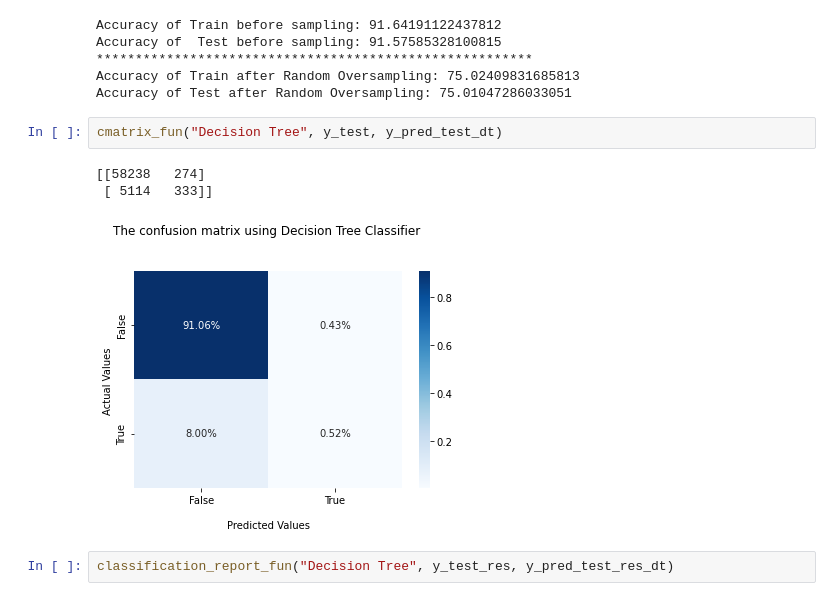
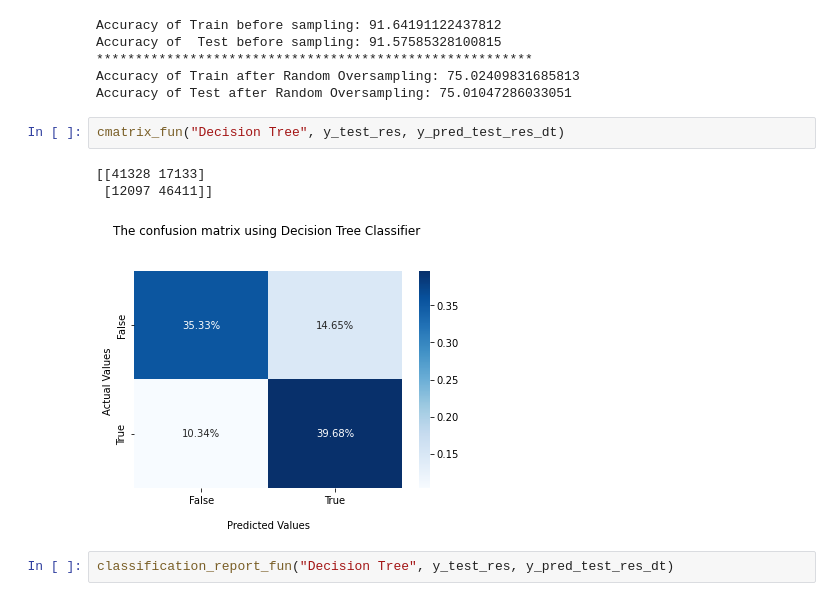
Before and after one commit to ahmedelsayed968/ML-Project, a Jupyter notebook: data analysis/Modeling.ipynb, the cells around one changed output. Drawn from its saved outputs; the diff is of its cells as text.

```diff
--- a/data analysis/Modeling.ipynb
+++ b/data analysis/Modeling.ipynb
@@ -553,11 +553,11 @@ Accuracy of  Test before sampling: 91.57585328100815
 Accuracy of Train after Random Oversampling: 75.02409831685813
 Accuracy of Test after Random Oversampling: 75.01047286033051
 # %%
-cmatrix_fun("Decision Tree", y_test, y_pred_test_dt)
+cmatrix_fun("Decision Tree", y_test_res, y_pred_test_res_dt)
 # %% [output]
-[[58238   274]
- [ 5114   333]]
+[[41328 17133]
+ [12097 46411]]
-[figure, old version]
+[figure, new version]
 # %%
 classification_report_fun("Decision Tree", y_test_res, y_pred_test_res_dt)
 # %% [output]
```
Also changed, not shown: parts of 9 cells of this notebook.
